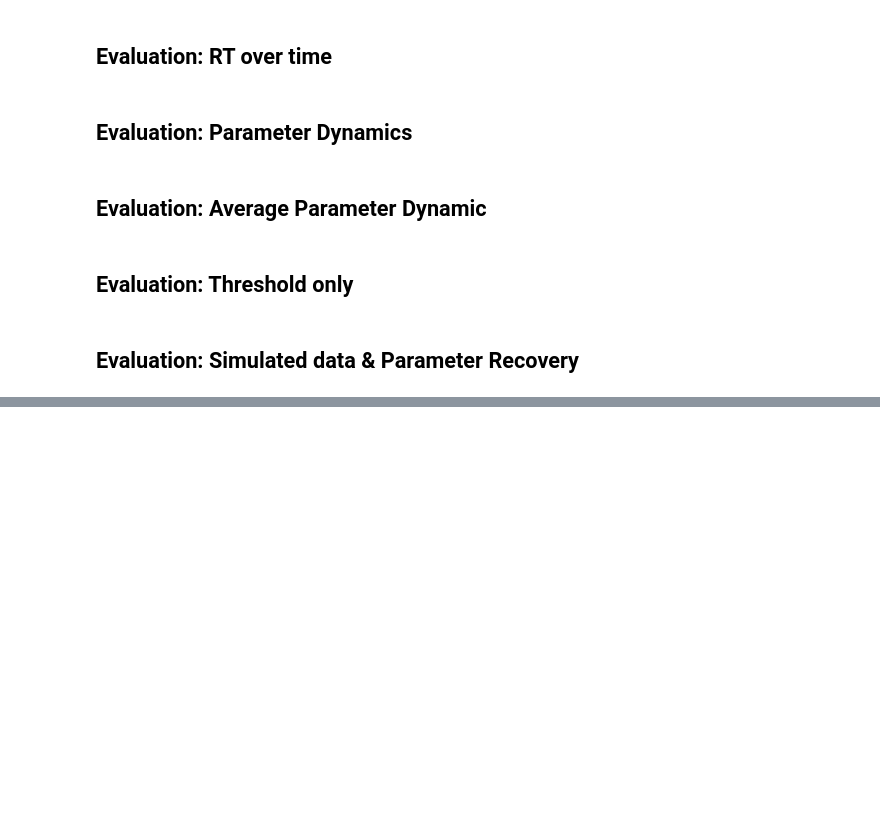
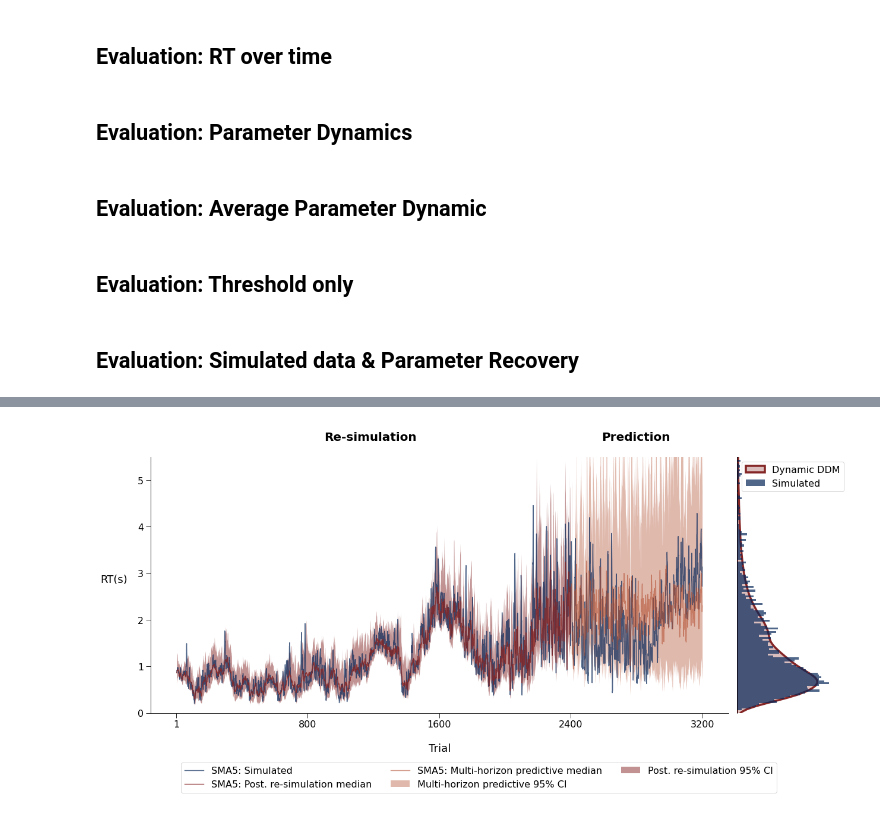
Before and after one commit to LuSchumacher/dynamic_ddm, a Jupyter notebook: notebooks/full_dynamic_dm_joint.ipynb, the cells around one changed output, grey strips where cells are left out. Drawn from its saved outputs; the diff is of its cells as text; code cells hidden in the pictures; blank space fills up the shorter version.

```diff
--- a/notebooks/full_dynamic_dm_joint.ipynb
+++ b/notebooks/full_dynamic_dm_joint.ipynb
@@ -618,6 +632,6 @@ def pr_check_simulation(emp_data, post_theta_t, n_sim, sma_period=5):
 
     return pred_rt, sma_pred_rt, emp_rt, sma_emp_rt
 # %%
-%%time
+BATCH_SIZE = 16
 true_eta_z, true_theta_t_z, true_data = generator_fun(BATCH_SIZE, N_OBS)
 true_theta_t_z.shape
@@ -702,11 +753,11 @@ np.save("../saved_arrays/sma_true_rt_simulation.npy", sma_true_rt)
 np.save('../saved_arrays/pred_rt_horizon_medians_simulation.npy', pred_rt_horizon_medians)
 np.save('../saved_arrays/pred_rt_horizon_quantiles_simulation.npy', pred_rt_horizon_quantiles)
 # %%
-pred_rt_neural = np.load("../saved_arrays/pred_rt_neural_simulation.npy")
-sma_pred_rt_neural = np.load("../saved_arrays/sma_pred_rt_neural_simulation.npy")
-pred_rt_quantiles = np.load("../saved_arrays/pred_rt_quantiles_simulation.npy")
-pred_rt_medians = np.load("../saved_arrays/pred_rt_medians_simulation.npy")
-true_rt = np.load("../saved_arrays/true_rt_simulation.npy")
-sma_true_rt = np.load("../saved_arrays/sma_true_rt_simulation.npy")
-pred_rt_horizon_medians = np.load('../saved_arrays/pred_rt_horizon_medians_simulation.npy')
-pred_rt_horizon_quantiles = np.load('../saved_arrays/pred_rt_horizon_quantiles_simulation.npy')
+# pred_rt_neural = np.load("../saved_arrays/pred_rt_neural_simulation.npy")
+# sma_pred_rt_neural = np.load("../saved_arrays/sma_pred_rt_neural_simulation.npy")
+# pred_rt_quantiles = np.load("../saved_arrays/pred_rt_quantiles_simulation.npy")
+# pred_rt_medians = np.load("../saved_arrays/pred_rt_medians_simulation.npy")
+# true_rt = np.load("../saved_arrays/true_rt_simulation.npy")
+# sma_true_rt = np.load("../saved_arrays/sma_true_rt_simulation.npy")
+# pred_rt_horizon_medians = np.load('../saved_arrays/pred_rt_horizon_medians_simulation.npy')
+# pred_rt_horizon_quantiles = np.load('../saved_arrays/pred_rt_horizon_quantiles_simulation.npy')
@@ -713,6 +768,72 @@ pred_rt_horizon_quantiles = np.load('../saved_arrays/pred_rt_horizon_quantiles_s
 # %%
-    axrr[0].plot(time, sma_emp_rt[sub], color="#062759", lw=1.4, alpha=0.7, label='SMA5: Empiric')
-    axrr[0].plot(time[:N_OBS-horizon], pred_rt_medians[sub, :N_OBS-horizon], color='#852626', lw=1.4, label='SMA5: Retrodicted median', alpha=0.8)
-    axrr[0].plot(time[N_OBS-horizon:], pred_rt_horizon_medians[sub], color="#b35032", lw=1.4, label='SMA5: Predicted multi-horizon median', alpha=0.6)
-    axrr[0].fill_between(time[N_OBS-horizon:], pred_rt_horizon_quantiles[0, sub, :, 0], pred_rt_horizon_quantiles[1, sub, :, 0], color="#b35032", linewidth=0, alpha=0.4, label='Multi-horizon predictive uncertainty')
-    axrr[0].fill_between(time[:N_OBS-horizon], pred_rt_quantiles[sub, 0, :N_OBS-horizon], pred_rt_quantiles[sub, 1, :N_OBS-horizon], color='#852626', linewidth=0, alpha=0.5, label='Retrodictive uncertainty')
+# initialize figure
+horizon = 800
+for sub in range(BATCH_SIZE):
+    f, ax = plt.subplots(1, 2, figsize=(18, 8),
+                        gridspec_kw={'width_ratios': [6, 1]})
+    axrr = ax.flat
+    # plot empiric and predicted response times series
+    time = np.arange(N_OBS)
+
+    axrr[0].plot(time, sma_true_rt[sub], color="#062759", lw=1.4, alpha=0.7, label='SMA5: Simulated')
+    axrr[0].plot(time[:N_OBS-horizon], pred_rt_medians[sub, :N_OBS-horizon], color='#852626', lw=1.4, label='SMA5: Post. re-simulation median', alpha=0.8)
+    axrr[0].plot(time[N_OBS-horizon:], pred_rt_horizon_medians[sub], color="#b35032", lw=1.4, label='SMA5: Multi-horizon predictive median', alpha=0.6)
+    axrr[0].fill_between(time[N_OBS-horizon:], pred_rt_horizon_quantiles[0, sub, :, 0], pred_rt_horizon_quantiles[1, sub, :, 0], color="#b35032", linewidth=0, alpha=0.4, label='Multi-horizon predictive 95% CI')
+    axrr[0].fill_between(time[:N_OBS-horizon], pred_rt_quantiles[sub, 0, :N_OBS-horizon], pred_rt_quantiles[sub, 1, :N_OBS-horizon], color='#852626', linewidth=0, alpha=0.5, label='Post. re-simulation 95% CI')
+    # for idx in np.argwhere(person_data.session.diff().values == 1):
+    #     if idx == 800:
+    #         axrr[0].axvline(idx, color='black', linestyle='solid', lw=1.5, alpha=0.7)
+    #     else:
+    #         axrr[0].axvline(idx, color='black', linestyle='solid', lw=1.5, alpha=0.7)
+    # for idx in np.argwhere(person_data.block.diff().values == 1):
+    #     if idx == 100:
+    #         axrr[0].axvline(idx, color='black', linestyle='dotted', lw=1.5, alpha=0.4)
+    #     else:
+    #         axrr[0].axvline(idx, color='black', linestyle='dotted', lw=1.5, alpha=0.4)
+    sns.despine(ax=axrr[0])
+    axrr[0].set_ylabel('RT(s)', fontsize=18, rotation=0, labelpad=40)
+    axrr[0].set_xlabel('\nTrial', fontsize=18)
+    axrr[0].tick_params(axis='both', which='major', labelsize=16)
+
+    f.legend(fontsize=16, loc='center',
+            bbox_to_anchor=(0.5, -0.05), ncol=3)
+
+
+    axrr[0].set_xticks([1, 800, 1600, 2400, 3200])
+
+    # plot empiric and predicted response time dist
+    plt.setp(ax, ylim=(0, np.nanmax(pred_rt_medians[sub])*1.5))
+    sns.histplot(y=np.abs(true_rt[sub]), fill="#062759", color="#062759", alpha=0.7, label="Simulated", ax=axrr[1], stat="density", bins=250, linewidth=0)
+    sns.kdeplot(y=pred_rt_neural[sub].flatten(), fill="#852626", color="#852626", alpha=0.3, label="Dynamic DDM", ax=axrr[1], linewidth=3.5)
+
+    axrr[1].legend(fontsize=16)
+    axrr[1].set_xlabel('', fontsize=18)
+    axrr[1].tick_params(axis='both', which='major', labelsize=16)
+    axrr[1].set_yticklabels('')
+    axrr[1].set_xticklabels('')
+    axrr[1].xaxis.set_ticks([])
+    axrr[1].yaxis.set_ticks([])
+    axrr[1].get_xaxis().set_visible(False)
+    for line in axrr[1].get_lines():
+        line.set_alpha(1)
+    sns.despine(ax=axrr[1], bottom=True)
+
+    axrr[0].annotate('Re-simulation',
+                xy=(0.38, 1), xytext=(0, -15),
+                xycoords=('axes fraction', 'figure fraction'),
+                textcoords='offset points',
+                size=20, ha='center', va='top', weight="bold")
+
+    axrr[0].annotate('Prediction',
+                xy=(0.84, 1), xytext=(0, -15),
+                xycoords=('axes fraction', 'figure fraction'),
+                textcoords='offset points',
+                size=20, ha='center', va='top', weight="bold")
+
+    axrr[0].tick_params(length=8)
+    axrr[0].grid(False)
+
+    plt.subplots_adjust(wspace = 0.05)
+    f.tight_layout()
+    # f.savefig("../plots/rt_time_series_simulation_{}.png".format(sub+1), dpi=300, bbox_inches='tight')
+# %% [output]
@@ -718,0 +850 @@ pred_rt_horizon_quantiles = np.load('../saved_arrays/pred_rt_horizon_quantiles_s
+[figure, added]
```
Also changed, not shown: parts of 13 cells of this notebook.
